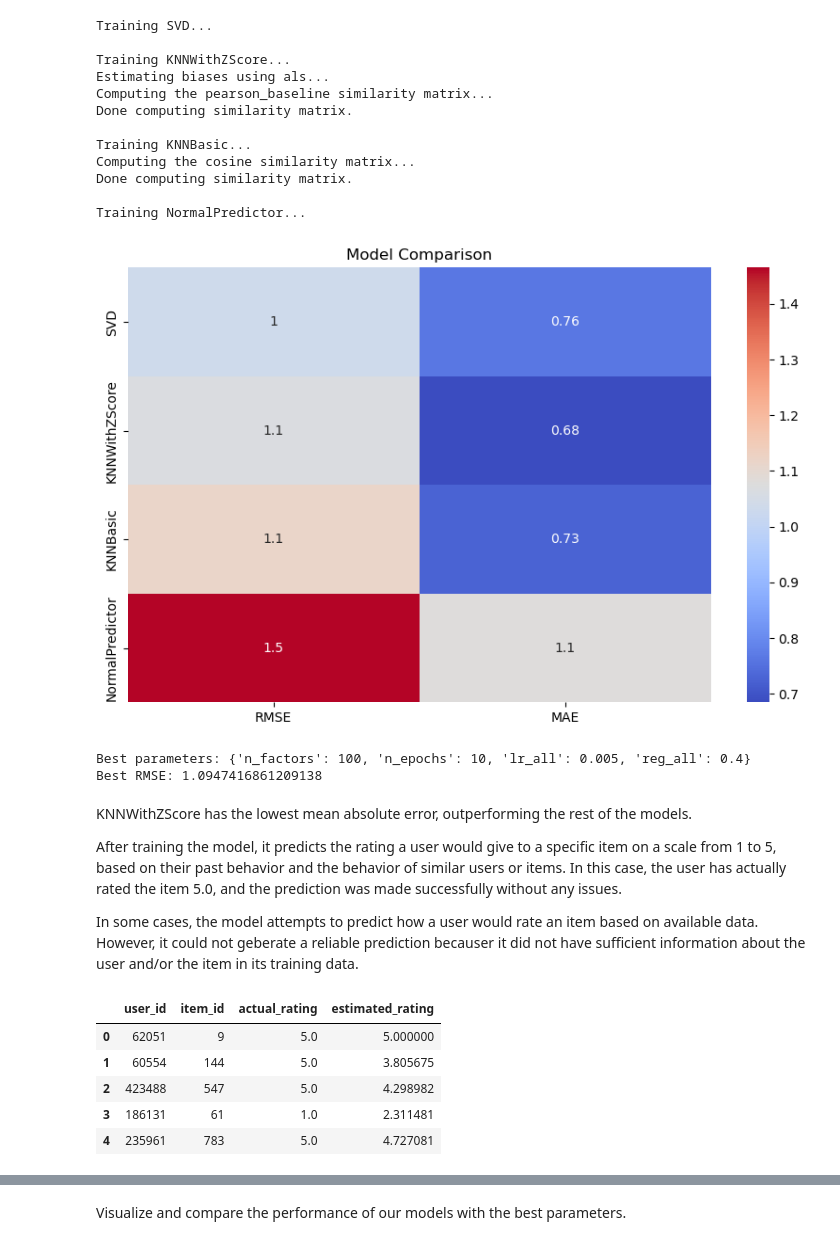
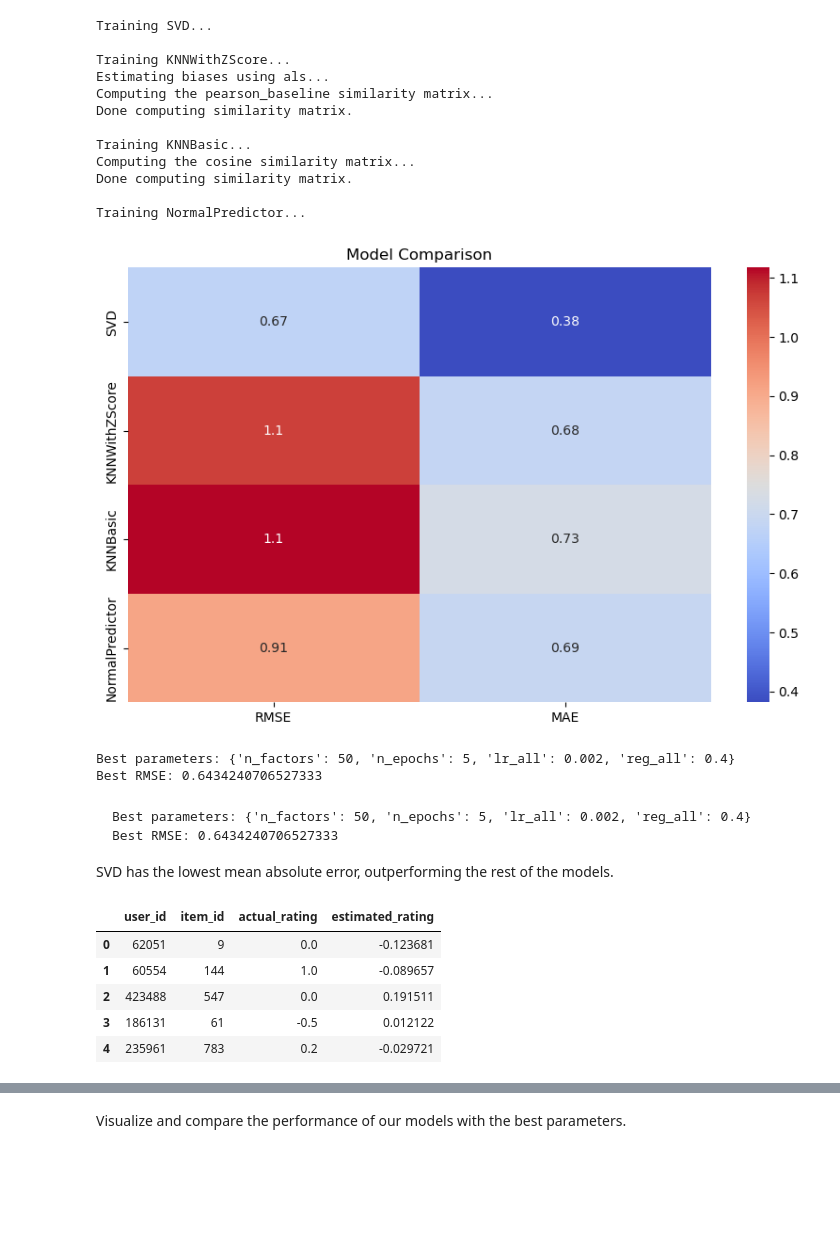
Before and after one commit to renaqd/team1-ADS505, a Jupyter notebook: team1-recommendation_sys.ipynb, the cells around one changed output, grey strips where cells are left out. Cells and saved outputs as stored; diff of their text form; code cells hidden in the pictures; blank space fills up the shorter version.

Commit message:
normalized data for SVD and NormalPredictor

```diff
--- a/team1-recommendation_sys.ipynb
+++ b/team1-recommendation_sys.ipynb
@@ -242,11 +272,19 @@ A subset is created from the `merged_df` dataset, containing user-item interacti
 # %%
+# Model Training and Evaluation
+
 def train_and_evaluate_base_models(merged_df):
-    # Prepare data for Surprise
-    reader = Reader(rating_scale=(1, 5))
-    data = Dataset.load_from_df(merged_df[['user_idx', 'item_idx', 'rating']], reader)
+    # Prepare normalized data for SVD and NormalPredictor
+    normalized_df = normalize_ratings(merged_df.copy())
+    reader_normalized = Reader(rating_scale=(normalized_df['normalized_rating'].min(), normalized_df['normalized_rating'].max()))
+    data_normalized = Dataset.load_from_df(normalized_df[['user_idx', 'item_idx', 'normalized_rating']], reader_normalized)
+
+    # Prepare unnormalized data for KNNWithZScore and KNNBasic
+    reader_unnormalized = Reader(rating_scale=(1, 5))
+    data_unnormalized = Dataset.load_from_df(merged_df[['user_idx', 'item_idx', 'rating']], reader_unnormalized)
 
     # Split into training and test set
-    base_trainset, base_testset = surprise_train_test_split(data, test_size=0.25, random_state=42)
+    base_trainset_normalized, base_testset_normalized = surprise_train_test_split(data_normalized, test_size=0.25, random_state=42)
+    base_trainset_unnormalized, base_testset_unnormalized = surprise_train_test_split(data_unnormalized, test_size=0.25, random_state=42)
 
     # Initialize base_models
     base_models = {
@@ -260,13 +298,19 @@ def train_and_evaluate_base_models(merged_df):
     base_results = {}
     for name, model in base_models.items():
         print(f"\nTraining {name}...")
-        model.fit(base_trainset)
-        predictions = model.test(base_testset)
+        if name in ['KNNWithZScore', 'KNNBasic']:
+            # Use unnormalized data for KNN models
+            model.fit(base_trainset_unnormalized)
+            predictions = model.test(base_testset_unnormalized)
+        else:
+            # Use normalized data for other models
+            model.fit(base_trainset_normalized)
+            predictions = model.test(base_testset_normalized)
         base_results[name] = predictions
 
-    return base_results, base_trainset, base_testset, base_models
+    return base_results, base_trainset_normalized, base_testset_normalized, base_models
 
-# Train and evaluate base_models
+# Train and evaluate base models
 base_results, base_trainset, base_testset, base_models = train_and_evaluate_base_models(merged_df)
 # %% [output]
 Training SVD...
@@ -293,47 +337,49 @@ def compare_base_models(base_results):
 
     plt.figure(figsize=(10, 6))
     sns.heatmap(base_metrics, annot=True, cmap='coolwarm')
     plt.title('Model Comparison')
     plt.show()
 
     return base_metrics
 
-# Assuming base_results is defined somewhere else in your code
 # Compare models
 base_metrics = compare_base_models(base_results)
 
 # Hyperparameter tuning for the best model
 def tune_best_model(data):
     base_param_grid = {
         'n_factors': [50, 100],
         'n_epochs': [5, 10],
         'lr_all': [0.002, 0.005],
         'reg_all': [0.4, 0.6]
     }
 
     gs = GridSearchCV(SVD, base_param_grid, measures=['rmse', 'mae'], cv=3)
     gs.fit(data)
 
     print("Best parameters:", gs.best_params['rmse'])
     print("Best RMSE:", gs.best_score['rmse'])
 
     return gs.best_params['rmse']
 
 # Tune the best model
-base_params = tune_best_model(Dataset.load_from_df(merged_df[['user_idx', 'item_idx', 'rating']], Reader(rating_scale=(1, 5))))
+# Rationale: We use normalized data for SVD tuning as it performed better in initial tests
+normalized_df = normalize_ratings(merged_df.copy())
+reader = Reader(rating_scale=(normalized_df['normalized_rating'].min(), normalized_df['normalized_rating'].max()))
+data = Dataset.load_from_df(normalized_df[['user_idx', 'item_idx', 'normalized_rating']], reader)
+base_params = tune_best_model(data)
 # %% [output]
-[figure, old version]
+[figure, new version]
-Best parameters: {'n_factors': 100, 'n_epochs': 10, 'lr_all': 0.005, 'reg_all': 0.4}
-Best RMSE: 1.0947416861209138
+Best parameters: {'n_factors': 50, 'n_epochs': 5, 'lr_all': 0.002, 'reg_all': 0.4}
+Best RMSE: 0.6434240706527333
 # %% [markdown]
-KNNWithZScore has the lowest mean absolute error, outperforming the rest of the models.
+    Best parameters: {'n_factors': 50, 'n_epochs': 5, 'lr_all': 0.002, 'reg_all': 0.4}
+    Best RMSE: 0.6434240706527333
 
-After training the model, it predicts the rating a user would give to a specific item on a scale from 1 to 5, based on their past behavior and the behavior of similar users or items. In this case, the user has actually rated the item 5.0, and the prediction was made successfully without any issues.
-
-In some cases, the model attempts to predict how a user would rate an item based on available data. However, it could not geberate a reliable prediction becauser it did not have sufficient information about the user and/or the item in its training data.
+SVD has the lowest mean absolute error, outperforming the rest of the models.
 # %%
 # Display the first 5 predictions generated
-first_five = base_results['KNNWithZScore'][:5]
+first_five = base_results['SVD'][:5]
 
 first_preds = [{
     'user_id': pred.uid,
@@ -347,9 +393,9 @@ five_preds = pd.DataFrame(first_preds)
 five_preds
 # %% [output]
 |  | user_id | item_id | actual_rating | estimated_rating |
-| 0 | 62051 | 9 | 5.0 | 5.000000 |
-| 1 | 60554 | 144 | 5.0 | 3.805675 |
-| 2 | 423488 | 547 | 5.0 | 4.298982 |
-| 3 | 186131 | 61 | 1.0 | 2.311481 |
-| 4 | 235961 | 783 | 5.0 | 4.727081 |
+| 0 | 62051 | 9 | 0.0 | -0.123681 |
+| 1 | 60554 | 144 | 1.0 | -0.089657 |
+| 2 | 423488 | 547 | 0.0 | 0.191511 |
+| 3 | 186131 | 61 | -0.5 | 0.012122 |
+| 4 | 235961 | 783 | 0.2 | -0.029721 |
 # %% [markdown]
```
Also changed, not shown: parts of 14 cells of this notebook.
